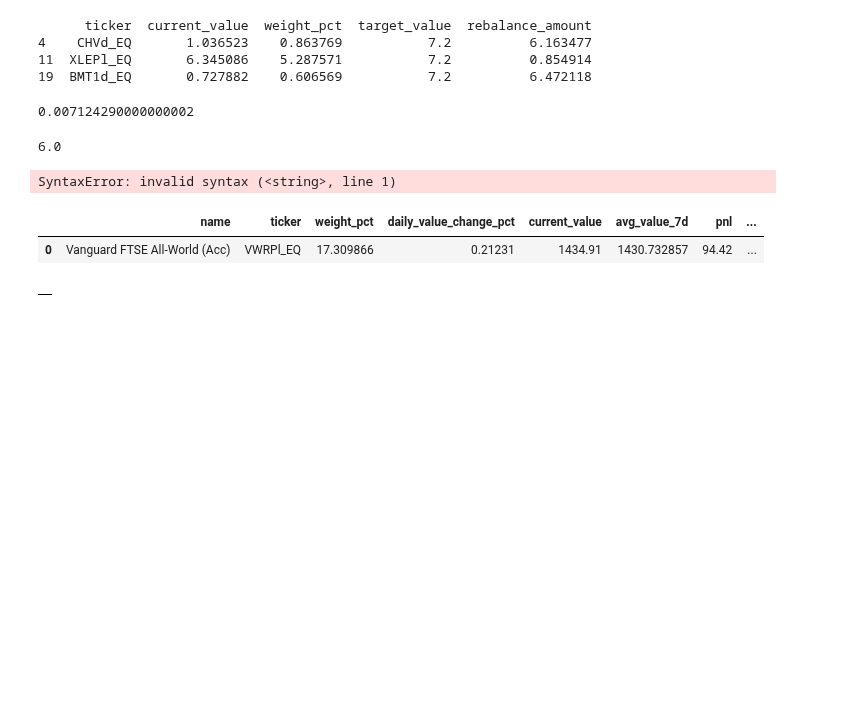
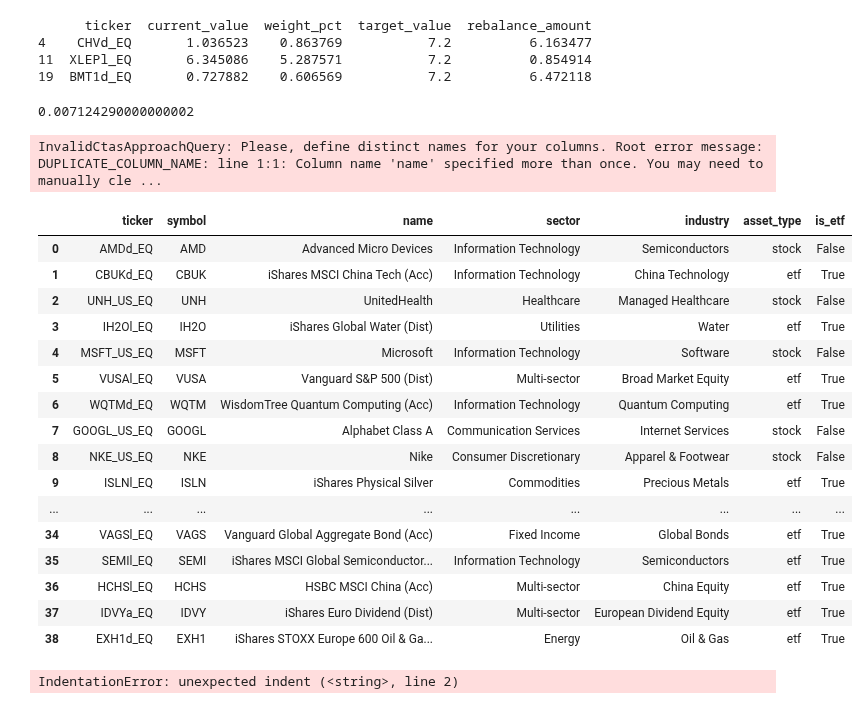
Before and after one commit to akin-mustapha/portfolio-cloud-data-platform, a Jupyter notebook: notebooks/eda.ipynb, the cells around one changed output. Cells and saved outputs as stored; diff of their text form; code cells hidden in the pictures; blank space fills up the shorter version.

```diff
--- a/notebooks/eda.ipynb
+++ b/notebooks/eda.ipynb
@@ -115,36 +145,45 @@ print(df[["ticker", "current_value", "weight_pct", "target_value", "rebalance_am
 (target_weight - current_weight) / 100
 # %% [output]
 0.007124290000000002
-# %%
-6/100 * 100
-# %% [output]
-6.0
 # %%
 from_date = "2026-08-17"
 to_date = "2026-09-25"
 
 sql =F"""
-WITH asset_mapping AS (
-  SELECT *
-  FROM
-  asset_mapping
-
-)
-MERGE INTO t212_asset_dim t
-  USING silver_t212_positions s
-  ON t.ticker = s.ticker
-    AND t.name = s.name
-
-
-WHEN MATCHED THEN
-  UPDATE SET
+  SELECT t1.*, t2.
+  FROM dim_t212_asset t1
+    INNER JOIN fact_t212_positions t2
+      ON t1.ticker = t2.ticker
+  LIMIT 10;
 
 """
 
 t212_asset_dim = exec_sql(sql)
+# %% [output]
+InvalidCtasApproachQuery: Please, define distinct names for your columns. Root error message: DUPLICATE_COLUMN_NAME: line 1:1: Column name 'name' specified more than once. You may need to manually cle ...
+# %%
+t212_asset_dim
+# %% [output]
+|  | ticker | symbol | name | sector | industry | asset_type | is_etf |
+| 0 | AMDd_EQ | AMD | Advanced Micro Devices | Information Technology | Semiconductors | stock | False |
+| 1 | CBUKd_EQ | CBUK | iShares MSCI China Tech (Acc) | Information Technology | China Technology | etf | True |
+| 2 | UNH_US_EQ | UNH | UnitedHealth | Healthcare | Managed Healthcare | stock | False |
+| 3 | IH2Ol_EQ | IH2O | iShares Global Water (Dist) | Utilities | Water | etf | True |
+| 4 | MSFT_US_EQ | MSFT | Microsoft | Information Technology | Software | stock | False |
+| 5 | VUSAl_EQ | VUSA | Vanguard S&P 500 (Dist) | Multi-sector | Broad Market Equity | etf | True |
+| 6 | WQTMd_EQ | WQTM | WisdomTree Quantum Computing (Acc) | Information Technology | Quantum Computing | etf | True |
+| 7 | GOOGL_US_EQ | GOOGL | Alphabet Class A | Communication Services | Internet Services | stock | False |
+| 8 | NKE_US_EQ | NKE | Nike | Consumer Discretionary | Apparel & Footwear | stock | False |
+| 9 | ISLNl_EQ | ISLN | iShares Physical Silver | Commodities | Precious Metals | etf | True |
+| ... | ... | ... | ... | ... | ... | ... | ... |
+| 34 | VAGSl_EQ | VAGS | Vanguard Global Aggregate Bond (Acc) | Fixed Income | Global Bonds | etf | True |
+| 35 | SEMIl_EQ | SEMI | iShares MSCI Global Semiconductor... | Information Technology | Semiconductors | etf | True |
+| 36 | HCHSl_EQ | HCHS | HSBC MSCI China (Acc) | Multi-sector | China Equity | etf | True |
+| 37 | IDVYa_EQ | IDVY | iShares Euro Dividend (Dist) | Multi-sector | European Dividend Equity | etf | True |
+| 38 | EXH1d_EQ | EXH1 | iShares STOXX Europe 600 Oil & Ga... | Energy | Oil & Gas | etf | True |
 # %%
-x = f"""SELECT name
-, ticker
+x = f"""SELECT
+  ticker
 , weight_pct
 , daily_value_change_pct
 , current_value
@@ -156,9 +195,4 @@ FROM fact_t212_positions
 
 x = exec(x)
 # %% [output]
-SyntaxError: invalid syntax (<string>, line 1)
+IndentationError: unexpected indent (<string>, line 2)
-# %%
-df
-# %% [output]
-|  | name | ticker | weight_pct | daily_value_change_pct | current_value | avg_value_7d | pnl | ... |
-| 0 | Vanguard FTSE All-World (Acc) | VWRPl_EQ | 17.309866 | 0.21231 | 1434.91 | 1430.732857 | 94.42 | ... |
@@ -167,4 +198,0 @@ dynamo_db = boto3.client("dynamodb")
-# %%
-trade_logs
-# %% [output]
-|  |
```
Also changed, not shown: parts of 13 cells of this notebook, 6 other files.
